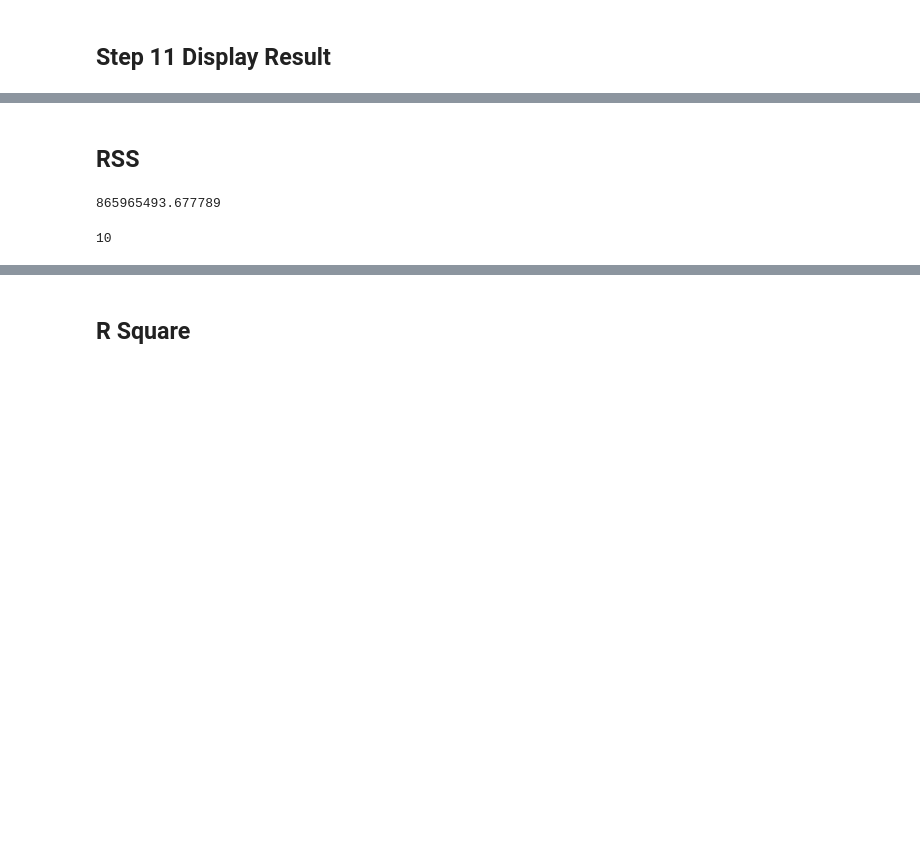
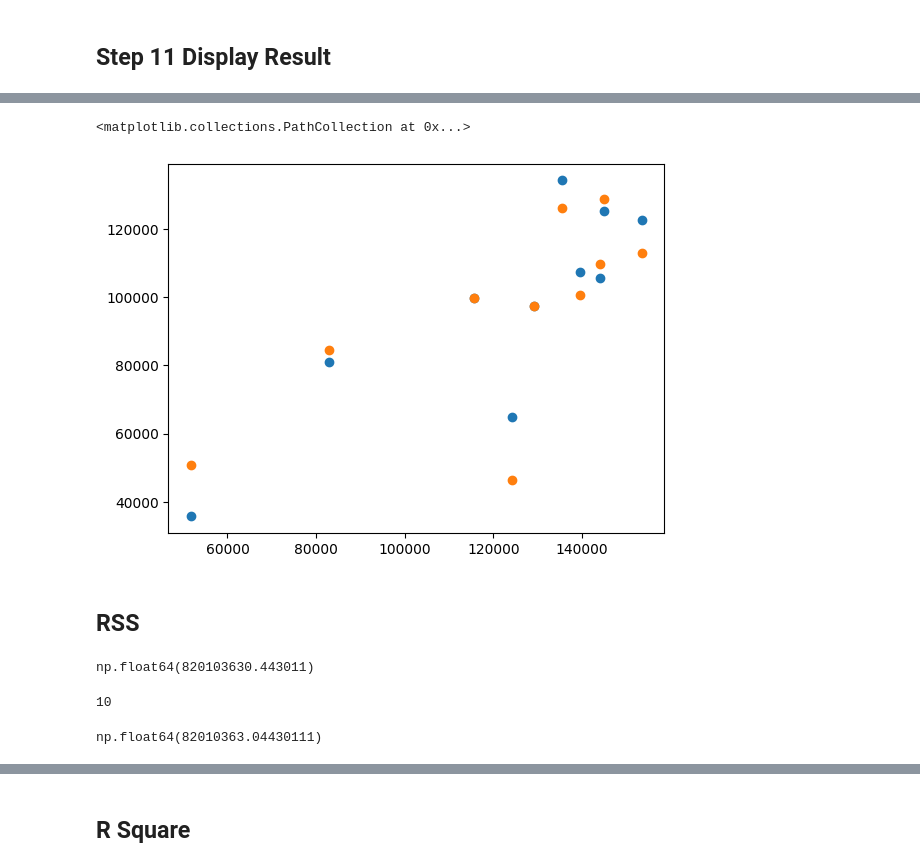
Before and after one commit to KUNJ-CP23/Sem6, a Jupyter notebook: MLDL/Lab4DL_Blank/Lab 4 DL_Blank.ipynb, the cells around one changed output, grey strips where cells are left out. Saved outputs shown, nothing was run; the diff lists cells and outputs as text; code cells hidden in the pictures; blank space fills up the shorter version.

```diff
--- a/MLDL/Lab4DL_Blank/Lab 4 DL_Blank.ipynb
+++ b/MLDL/Lab4DL_Blank/Lab 4 DL_Blank.ipynb
@@ -163,2 +191,5 @@ NameError: name 'X_train' is not defined
 # %% [markdown]
 ## Step 7 Splitting dataset in to Train and Test
+# %%
+from sklearn.model_selection import train_test_split
+X_train,X_test,y_train,y_test = train_test_split(x1,y,test_size=0.2,random_state=42)
@@ -165,9 +200,15 @@ NameError: name 'X_train' is not defined
 # %% [markdown]
 ## Step 8  Import LinearRegression model from linear_model family
+# %%
+from sklearn.linear_model import LinearRegression
+model = LinearRegression()
 # %% [markdown]
 ## Step 9  Fit the data
 # %%
+model.fit(X_train, y_train)
 # %% [output]
 LinearRegression()
 # %% [markdown]
 ## Step 10  Predict the data
+# %%
+y_predict = model.predict(X_test)
@@ -182,9 +232,23 @@ LinearRegression()
+# %%
+plt.scatter(X_test['Administration'],y_test)
+plt.scatter(X_test['Administration'],y_predict)
+# %% [output]
+<matplotlib.collections.PathCollection at 0x...>
+[figure, added]
 # %% [markdown]
 ## RSS
+# %%
+np.sum((y_test.values - y_predict)**2)
+# %% [output]
+np.float64(820103630.443011)
 # %%
+len(y_test)
 # %% [output]
-865965493.677789
+10
 # %%
+mean_squared_error = np.sum((y_test.values - y_predict)**2)/len(y_test)
-# %% [output]
-10
+# %%
+mean_squared_error
+# %% [output]
+np.float64(82010363.04430111)
 # %%
```
Also changed, not shown: parts of 14 cells of this notebook, 1 other file.
